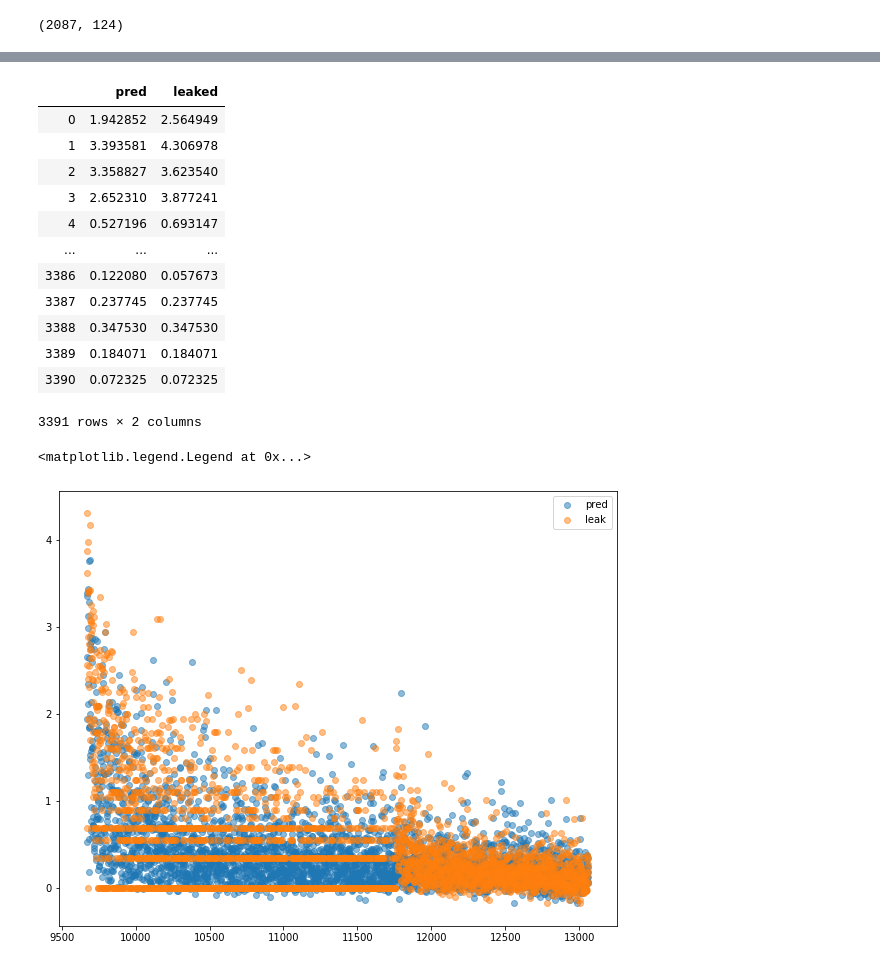
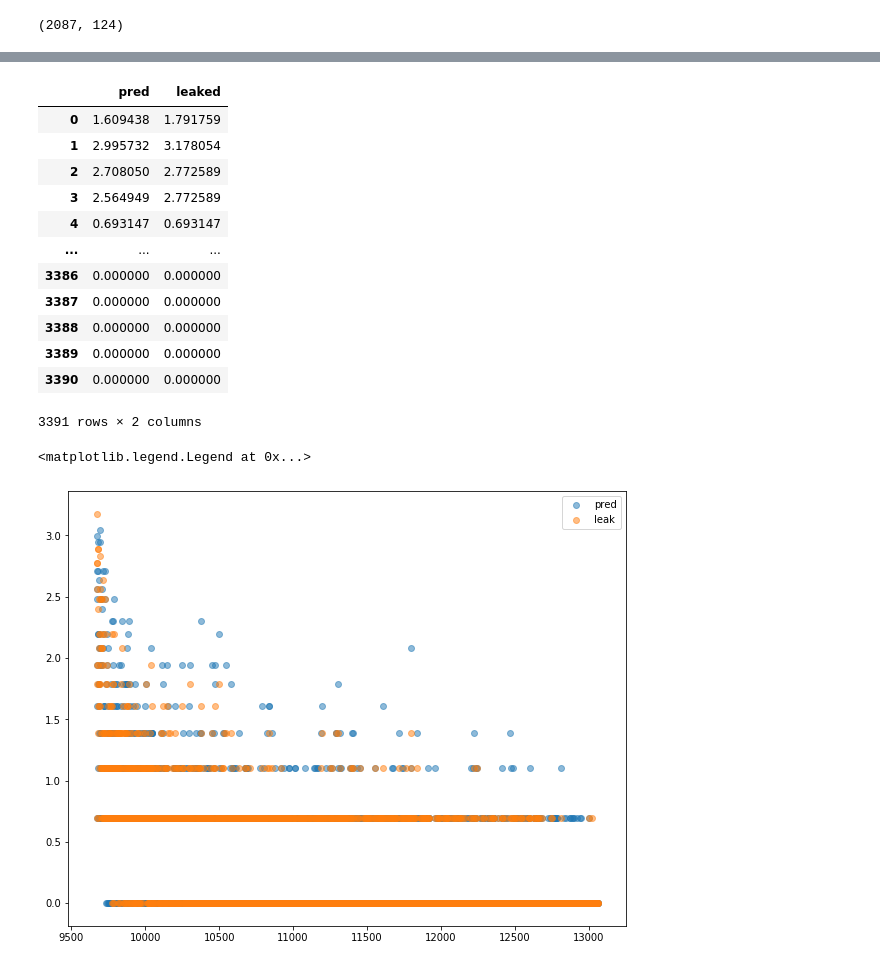
Before and after one commit to snoopy0420/ai-dip, a Jupyter notebook: dip.ipynb, the cells around one changed output, grey strips where cells are left out. Cells and saved outputs as stored; diff of their text form; code cells hidden in the pictures.

```diff
--- a/dip.ipynb
+++ b/dip.ipynb
@@ -1524,3 +2134,8 @@ pred_df
+# %%
+pred = stacked_model.predict(test)
+
+values = list(train_y["応募数 合計"].unique())
+pred = np.array([getNearestValue(values, a) for a in pred])
 # %% [markdown]
 ## リーク
 value_counts=3のやつはtrainデータとtestデータに同じお仕事No.が必ずある
@@ -1534,15 +2149,15 @@ leak_df['応募数 合計'] = leak_df.groupby(["お仕事No."])["応募数mean"]
 # %%
 test_df = leak_df.iloc[len(train):, :]
 
-leaked_test = test_df[test_df["応募数 合計"].notnull()].drop(columns=["応募数mean"])
-noleaked_test = test_df[test_df["応募数 合計"].isnull()].drop(columns=["応募数mean","応募数 合計"])
+leaked_test = test_df[test_df["応募数 合計"].notnull()].drop(columns=["お仕事No.","応募数mean"])
+noleaked_test = test_df[test_df["応募数 合計"].isnull()].drop(columns=["お仕事No.","応募数mean","応募数 合計"])
 
 leaked_test.shape
 # %% [output]
 (2087, 124)
 # %%
 noleaked_test2 = noleaked_test.copy()
-noleaked_test2["応募数 合計"] = xgb_model.predict(noleaked_test)*0.5 + lgb_model.predict(noleaked_test)*0.5
+noleaked_test2["応募数 合計"] = stacked_model.predict(noleaked_test)
 # %%
 noleaked_test2["応募数 合計"]
 # %% [output]
@@ -1584,6 +2194,8 @@ leak_df[["お仕事No.", "応募数 合計"]]
 # %%
-# リークと予測値の平均をとる
-pred = leak_df["応募数 合計"].values*0.5 + pred_df["応募数 合計"].values*0.5
-submission_leaked = pd.DataFrame({"お仕事No.": test_x["お仕事No."].values, "応募数 合計": pred})
+# リークと予測値をアンサンブル
+pred_le = leak_df["応募数 合計"].values*0.25 + stacked_model.predict(test)*0.75
+# 近い値に変換
+values = list(train_y["応募数 合計"].unique())
+pred_le = np.array([getNearestValue(values, a) for a in pred_le])
 
-submission_leaked.to_csv("submission.csv", index=False, encoding='utf_8_sig')
+submission_leaked = pd.DataFrame({"お仕事No.": test_x["お仕事No."].values, "応募数 合計": pred_le})
@@ -1590,28 +2221,28 @@ submission_leaked.to_csv("submission.csv", index=False, encoding='utf_8_sig')
 # %%
 # 予測とリークの比較
 pd.set_option('display.max_rows', 3000)
-pd.DataFrame({"pred": pred_df["応募数 合計"].values,
-              "leaked": leak_df["応募数 合計"].values
+pd.DataFrame({"pred": pred,
+              "leaked": pred_le
              })
 # %% [output]
 |  | pred | leaked |
-| 0 | 1.942852 | 2.564949 |
-| 1 | 3.393581 | 4.306978 |
-| 2 | 3.358827 | 3.623540 |
-| 3 | 2.652310 | 3.877241 |
-| 4 | 0.527196 | 0.693147 |
+| 0 | 1.609438 | 1.791759 |
+| 1 | 2.995732 | 3.178054 |
+| 2 | 2.708050 | 2.772589 |
+| 3 | 2.564949 | 2.772589 |
+| 4 | 0.693147 | 0.693147 |
 | ... | ... | ... |
-| 3386 | 0.122080 | 0.057673 |
-| 3387 | 0.237745 | 0.237745 |
-| 3388 | 0.347530 | 0.347530 |
-| 3389 | 0.184071 | 0.184071 |
-| 3390 | 0.072325 | 0.072325 |
+| 3386 | 0.000000 | 0.000000 |
+| 3387 | 0.000000 | 0.000000 |
+| 3388 | 0.000000 | 0.000000 |
+| 3389 | 0.000000 | 0.000000 |
+| 3390 | 0.000000 | 0.000000 |
 3391 rows × 2 columns
 # %%
 plt.figure(figsize=(10, 8))
-plt.scatter(test.index, pred_df["応募数 合計"].values, alpha=0.5)
-plt.scatter(test.index, leak_df["応募数 合計"].values, alpha=0.5)
+plt.scatter(test.index, pred, alpha=0.5)
+plt.scatter(test.index, pred_le, alpha=0.5)
 plt.legend(["pred", "leak"])
 # %% [output]
 <matplotlib.legend.Legend at 0x...>
-[figure, old version]
+[figure, new version]
```
Also changed, not shown: parts of 150 cells of this notebook, 4 other files.
